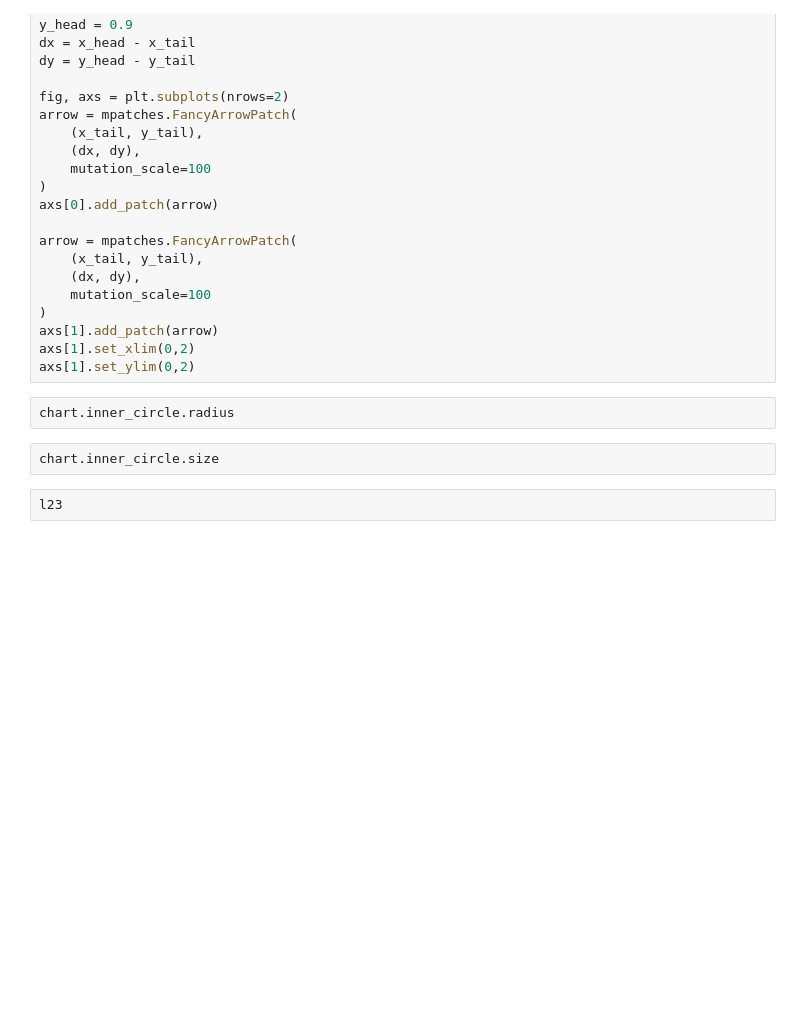
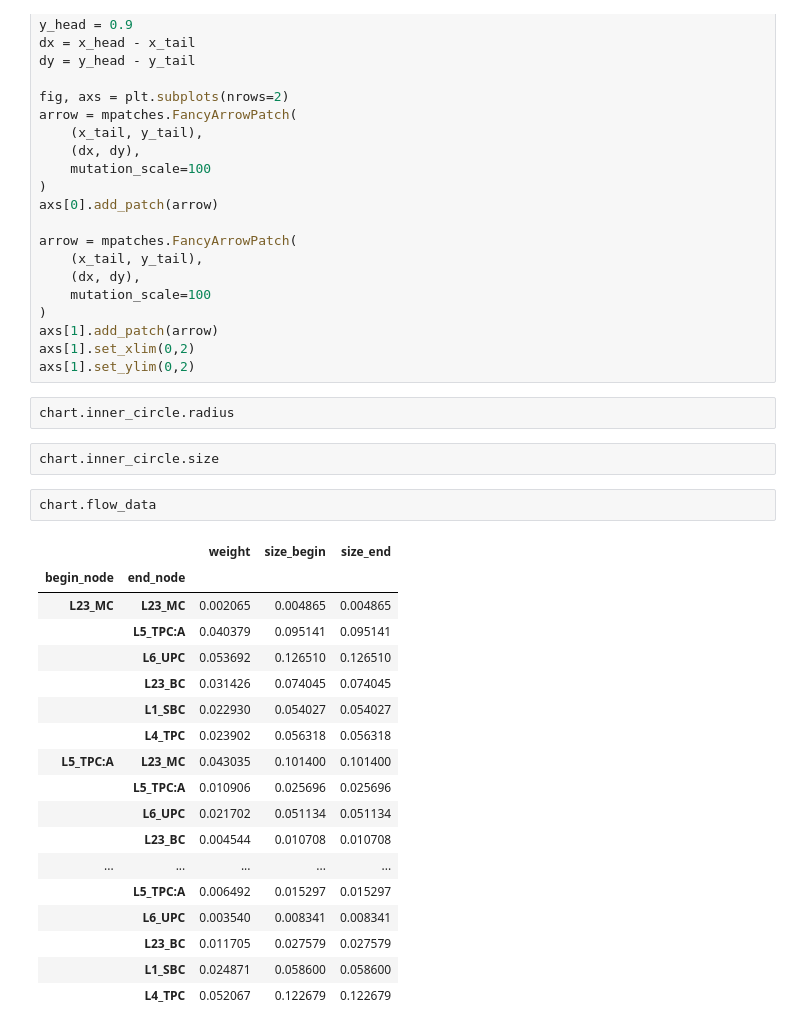
Before and after one commit to BlueBrain/DMT, a Jupyter notebook: v2/notebooks/charts.ipynb, the cells around one changed output. Saved outputs shown, nothing was run; the diff lists cells and outputs as text; blank space fills up the shorter version.

Commit message:
refactor chart network circle

```diff
--- a/v2/notebooks/charts.ipynb
+++ b/v2/notebooks/charts.ipynb
@@ -138,5 +138,24 @@ axs[1].set_ylim(0,2)
 chart.inner_circle.radius
 # %%
 chart.inner_circle.size
-# %%
-l23
+# %%
+chart.flow_data
+# %% [output]
+|  |  | weight | size_begin | size_end |
+| begin_node | end_node |  |  |  |
+| L23_MC | L23_MC | 0.002065 | 0.004865 | 0.004865 |
+|  | L5_TPC:A | 0.040379 | 0.095141 | 0.095141 |
+|  | L6_UPC | 0.053692 | 0.126510 | 0.126510 |
+|  | L23_BC | 0.031426 | 0.074045 | 0.074045 |
+|  | L1_SBC | 0.022930 | 0.054027 | 0.054027 |
+|  | L4_TPC | 0.023902 | 0.056318 | 0.056318 |
+| L5_TPC:A | L23_MC | 0.043035 | 0.101400 | 0.101400 |
+|  | L5_TPC:A | 0.010906 | 0.025696 | 0.025696 |
+|  | L6_UPC | 0.021702 | 0.051134 | 0.051134 |
+|  | L23_BC | 0.004544 | 0.010708 | 0.010708 |
+| ... | ... | ... | ... | ... |
+|  | L5_TPC:A | 0.006492 | 0.015297 | 0.015297 |
+|  | L6_UPC | 0.003540 | 0.008341 | 0.008341 |
+|  | L23_BC | 0.011705 | 0.027579 | 0.027579 |
+|  | L1_SBC | 0.024871 | 0.058600 | 0.058600 |
+|  | L4_TPC | 0.052067 | 0.122679 | 0.122679 |
```
Also changed, not shown: 7 other files.
